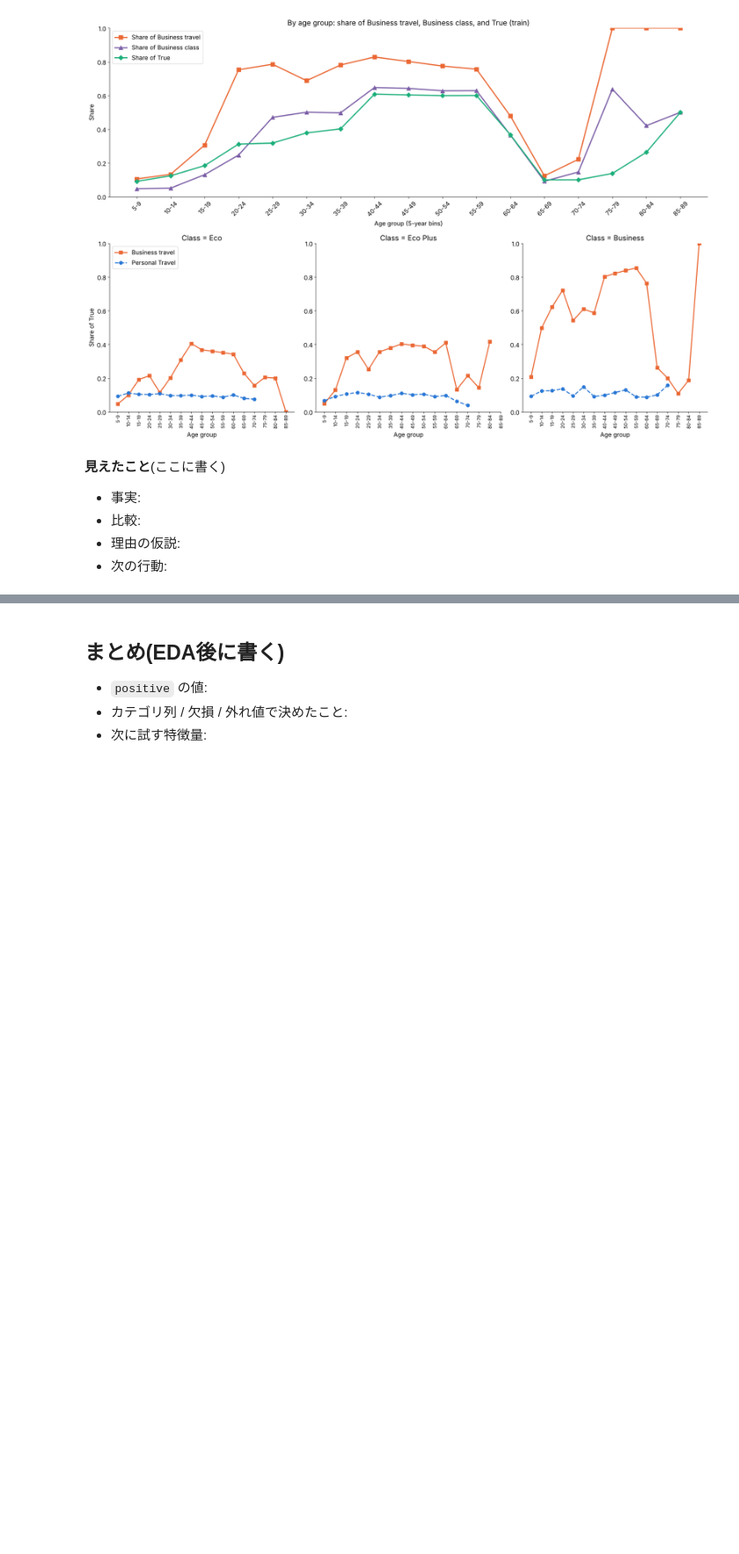
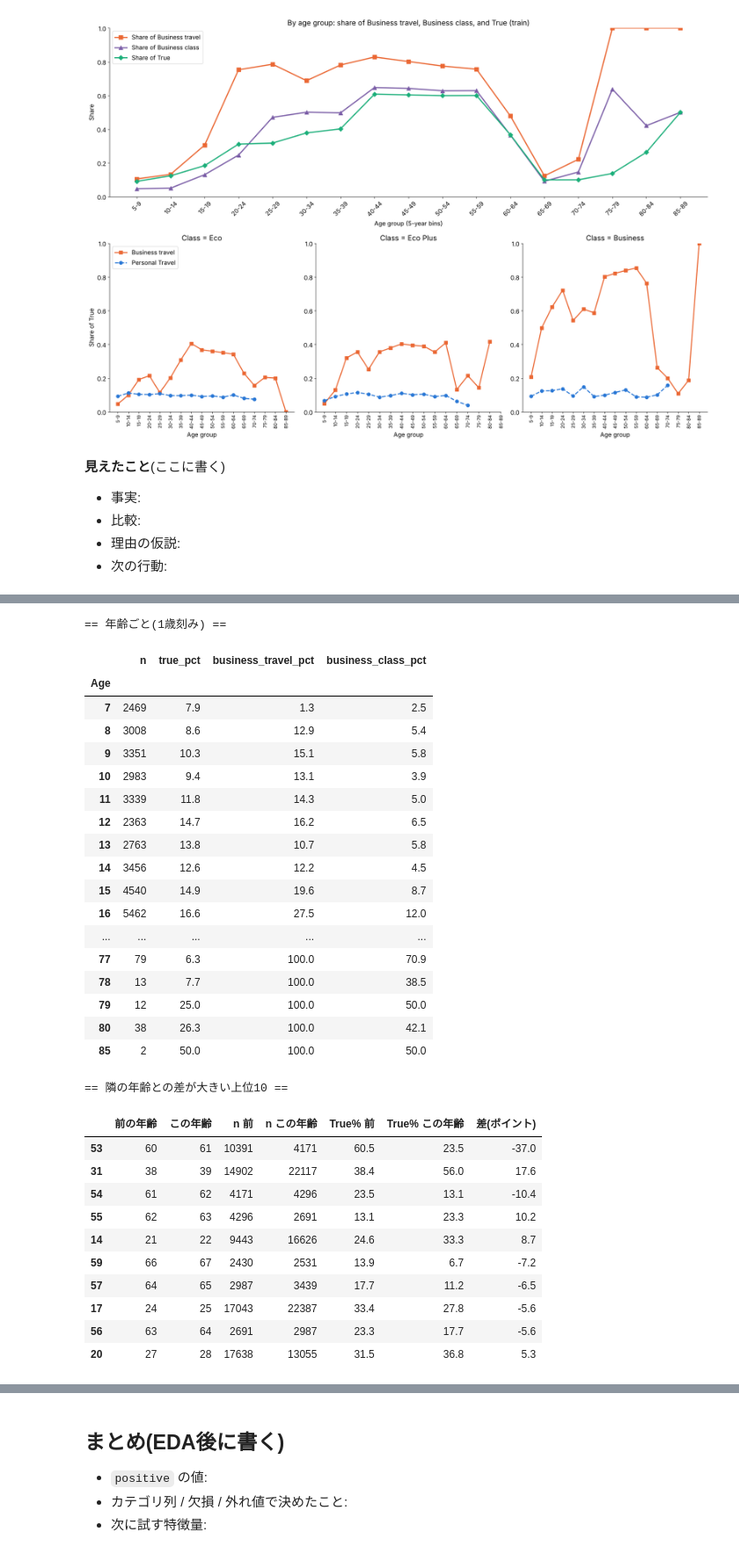
Before and after one commit to mika-42261/2610playground, a Jupyter notebook: 01_eda.ipynb, the cells around one changed output, grey strips where cells are left out. Shown at 88% size. Drawn from its saved outputs; the diff is of its cells as text; code cells hidden in the pictures; blank space fills up the shorter version.

```diff
--- a/01_eda.ipynb
+++ b/01_eda.ipynb
@@ -1113,0 +1117,75 @@ plt.rcParams["font.size"] = 10  # 文字の大きさを元に戻す
+# %%
+# 年齢を1歳ごとに、行数・True の割合・Business travel の割合・Business class の割合(%)を数える
+
+# 必要な列だけの表を作る。target と「Businessか」を 1/0 にしておく(平均を取ると割合になる)
+d1 = train[["Age", "Type of Travel", "Class", TARGET]].copy()
+d1["true"] = d1[TARGET].astype(int)
+d1["is_business_travel"] = (d1["Type of Travel"] == "Business travel").astype(int)
+d1["is_business_class"] = (d1["Class"] == "Business").astype(int)
+
+# 年齢ごとに、行数と、3つの割合を出す
+by_year = d1.groupby("Age").agg(
+    n=("true", "size"),
+    true_pct=("true", "mean"),
+    business_travel_pct=("is_business_travel", "mean"),
+    business_class_pct=("is_business_class", "mean"),
+)
+by_year["true_pct"] = (by_year["true_pct"] * 100).round(1)
+by_year["business_travel_pct"] = (by_year["business_travel_pct"] * 100).round(1)
+by_year["business_class_pct"] = (by_year["business_class_pct"] * 100).round(1)
+
+# 全年齢(7〜85歳)を省略せずに表示する
+print("== 年齢ごと(1歳刻み) ==")
+with pd.option_context("display.max_rows", None):
+    display(by_year)
+
+# 隣の年齢と比べて、True の割合が大きく変わる年齢を探す
+# (行数が少ない年齢は割合がぶれるので、前の年齢も、その年齢も、300行以上のものだけ見る)
+jump_rows = []
+ages = list(by_year.index)
+for i in range(1, len(ages)):
+    age = ages[i]
+    prev_age = ages[i - 1]
+    n_now = by_year.loc[age, "n"]
+    n_prev = by_year.loc[prev_age, "n"]
+    if n_now >= 300 and n_prev >= 300 and prev_age == age - 1:
+        change = by_year.loc[age, "true_pct"] - by_year.loc[prev_age, "true_pct"]
+        jump_rows.append({"前の年齢": prev_age, "この年齢": age, "n 前": n_prev, "n この年齢": n_now,
+                          "True% 前": by_year.loc[prev_age, "true_pct"], "True% この年齢": by_year.loc[age, "true_pct"],
+                          "差(ポイント)": round(change, 1)})
+jumps = pd.DataFrame(jump_rows)
+jumps["差の大きさ"] = jumps["差(ポイント)"].abs()
+print("== 隣の年齢との差が大きい上位10 ==")
+display(jumps.sort_values("差の大きさ", ascending=False).head(10).drop(columns=["差の大きさ"]))
+# %% [output]
+== 年齢ごと(1歳刻み) ==
+|  | n | true_pct | business_travel_pct | business_class_pct |
+| Age |  |  |  |  |
+| 7 | 2469 | 7.9 | 1.3 | 2.5 |
+| 8 | 3008 | 8.6 | 12.9 | 5.4 |
+| 9 | 3351 | 10.3 | 15.1 | 5.8 |
+| 10 | 2983 | 9.4 | 13.1 | 3.9 |
+| 11 | 3339 | 11.8 | 14.3 | 5.0 |
+| 12 | 2363 | 14.7 | 16.2 | 6.5 |
+| 13 | 2763 | 13.8 | 10.7 | 5.8 |
+| 14 | 3456 | 12.6 | 12.2 | 4.5 |
+| 15 | 4540 | 14.9 | 19.6 | 8.7 |
+| 16 | 5462 | 16.6 | 27.5 | 12.0 |
+| ... | ... | ... | ... | ... |
+| 77 | 79 | 6.3 | 100.0 | 70.9 |
+| 78 | 13 | 7.7 | 100.0 | 38.5 |
+| 79 | 12 | 25.0 | 100.0 | 50.0 |
+| 80 | 38 | 26.3 | 100.0 | 42.1 |
+| 85 | 2 | 50.0 | 100.0 | 50.0 |
+== 隣の年齢との差が大きい上位10 ==
+|  | 前の年齢 | この年齢 | n 前 | n この年齢 | True% 前 | True% この年齢 | 差(ポイント) |
+| 53 | 60 | 61 | 10391 | 4171 | 60.5 | 23.5 | -37.0 |
+| 31 | 38 | 39 | 14902 | 22117 | 38.4 | 56.0 | 17.6 |
+| 54 | 61 | 62 | 4171 | 4296 | 23.5 | 13.1 | -10.4 |
+| 55 | 62 | 63 | 4296 | 2691 | 13.1 | 23.3 | 10.2 |
+| 14 | 21 | 22 | 9443 | 16626 | 24.6 | 33.3 | 8.7 |
+| 59 | 66 | 67 | 2430 | 2531 | 13.9 | 6.7 | -7.2 |
+| 57 | 64 | 65 | 2987 | 3439 | 17.7 | 11.2 | -6.5 |
+| 17 | 24 | 25 | 17043 | 22387 | 33.4 | 27.8 | -5.6 |
+| 56 | 63 | 64 | 2691 | 2987 | 23.3 | 17.7 | -5.6 |
+| 20 | 27 | 28 | 17638 | 13055 | 31.5 | 36.8 | 5.3 |
```
Also changed, not shown: parts of 3 cells of this notebook, 1 other file.
